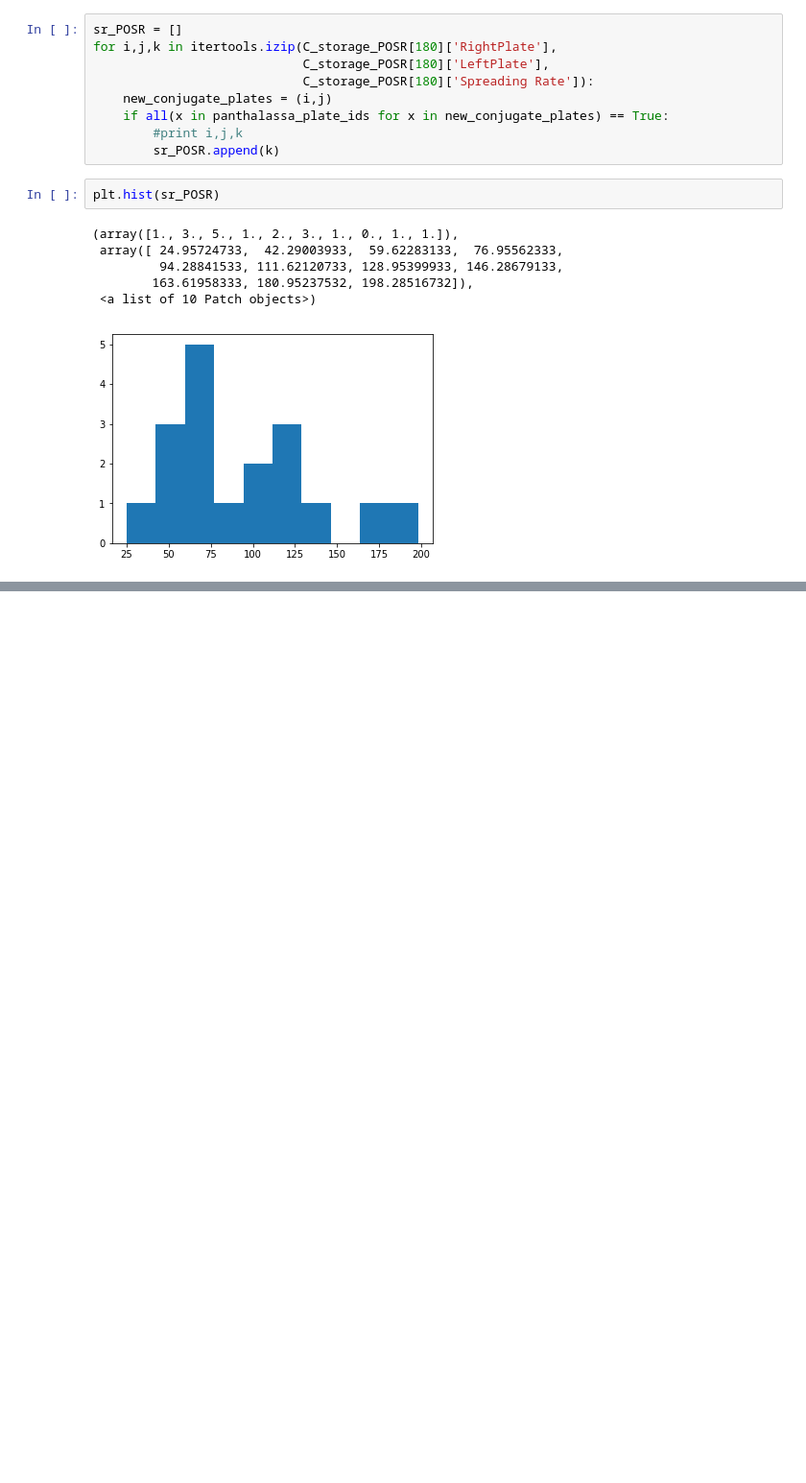
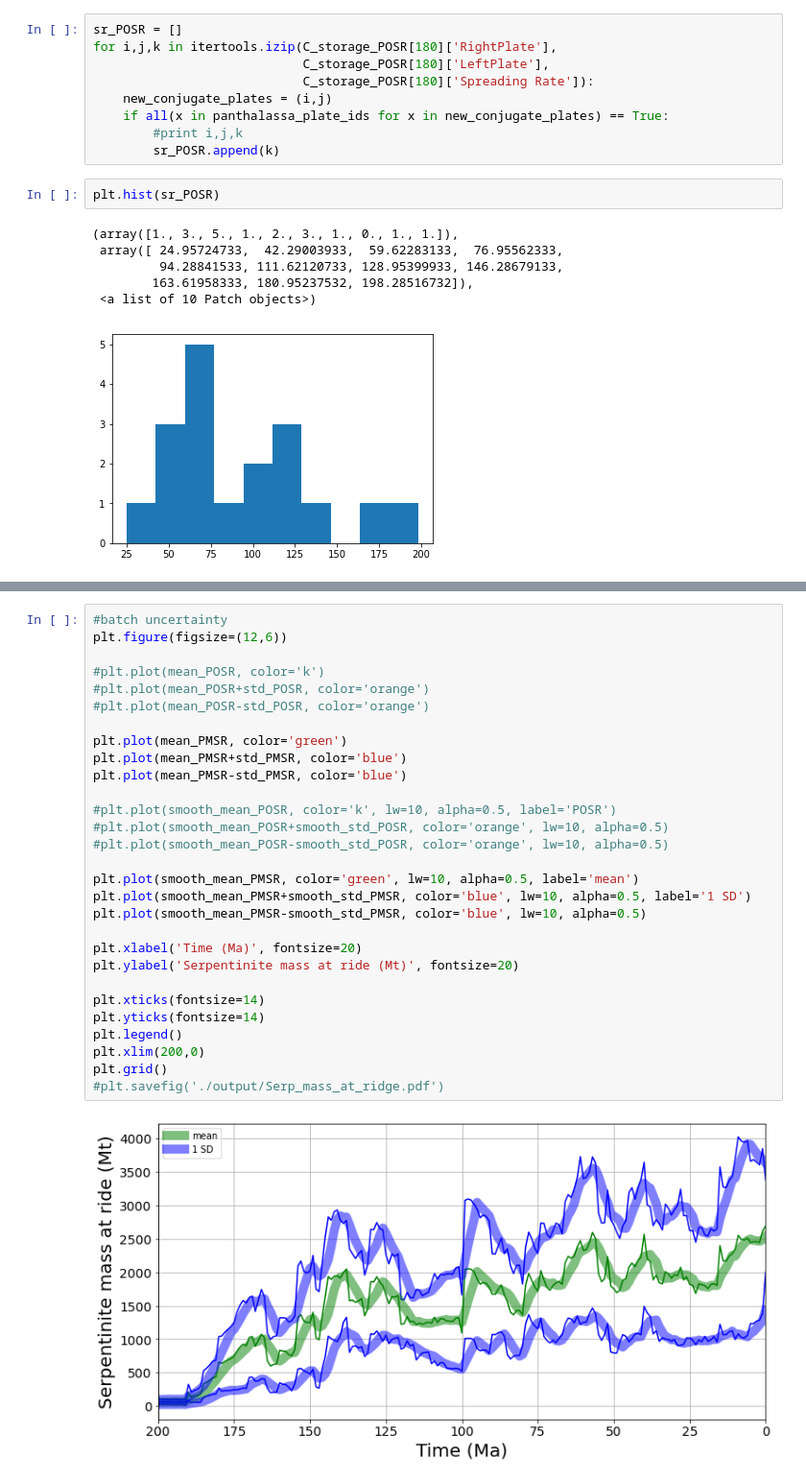
Before and after one commit to amer7632/pyGPlates_examples, a Jupyter notebook: Merdith_2019_Frontiers/8-2_MOR_flux.ipynb, the cells around one changed output, grey strips where cells are left out. Shown: that part at 96% size. Cells and saved outputs as stored; diff of their text form; blank space fills up the shorter version.

```diff
--- a/Merdith_2019_Frontiers/8-2_MOR_flux.ipynb
+++ b/Merdith_2019_Frontiers/8-2_MOR_flux.ipynb
@@ -208,0 +304,31 @@ plt.xlim(200,150)
+# %%
+#batch uncertainty
+plt.figure(figsize=(12,6))
+
+#plt.plot(mean_POSR, color='k')
+#plt.plot(mean_POSR+std_POSR, color='orange')
+#plt.plot(mean_POSR-std_POSR, color='orange')
+
+plt.plot(mean_PMSR, color='green')
+plt.plot(mean_PMSR+std_PMSR, color='blue')
+plt.plot(mean_PMSR-std_PMSR, color='blue')
+
+#plt.plot(smooth_mean_POSR, color='k', lw=10, alpha=0.5, label='POSR')
+#plt.plot(smooth_mean_POSR+smooth_std_POSR, color='orange', lw=10, alpha=0.5)
+#plt.plot(smooth_mean_POSR-smooth_std_POSR, color='orange', lw=10, alpha=0.5)
+
+plt.plot(smooth_mean_PMSR, color='green', lw=10, alpha=0.5, label='mean')
+plt.plot(smooth_mean_PMSR+smooth_std_PMSR, color='blue', lw=10, alpha=0.5, label='1 SD')
+plt.plot(smooth_mean_PMSR-smooth_std_PMSR, color='blue', lw=10, alpha=0.5)
+
+plt.xlabel('Time (Ma)', fontsize=20)
+plt.ylabel('Serpentinite mass at ride (Mt)', fontsize=20)
+
+plt.xticks(fontsize=14)
+plt.yticks(fontsize=14)
+plt.legend()
+plt.xlim(200,0)
+plt.grid()
+#plt.savefig('./output/Serp_mass_at_ridge.pdf')
+# %% [output]
+[figure, added]
```
Also changed, not shown: parts of 13 cells of this notebook, 19 other files.
